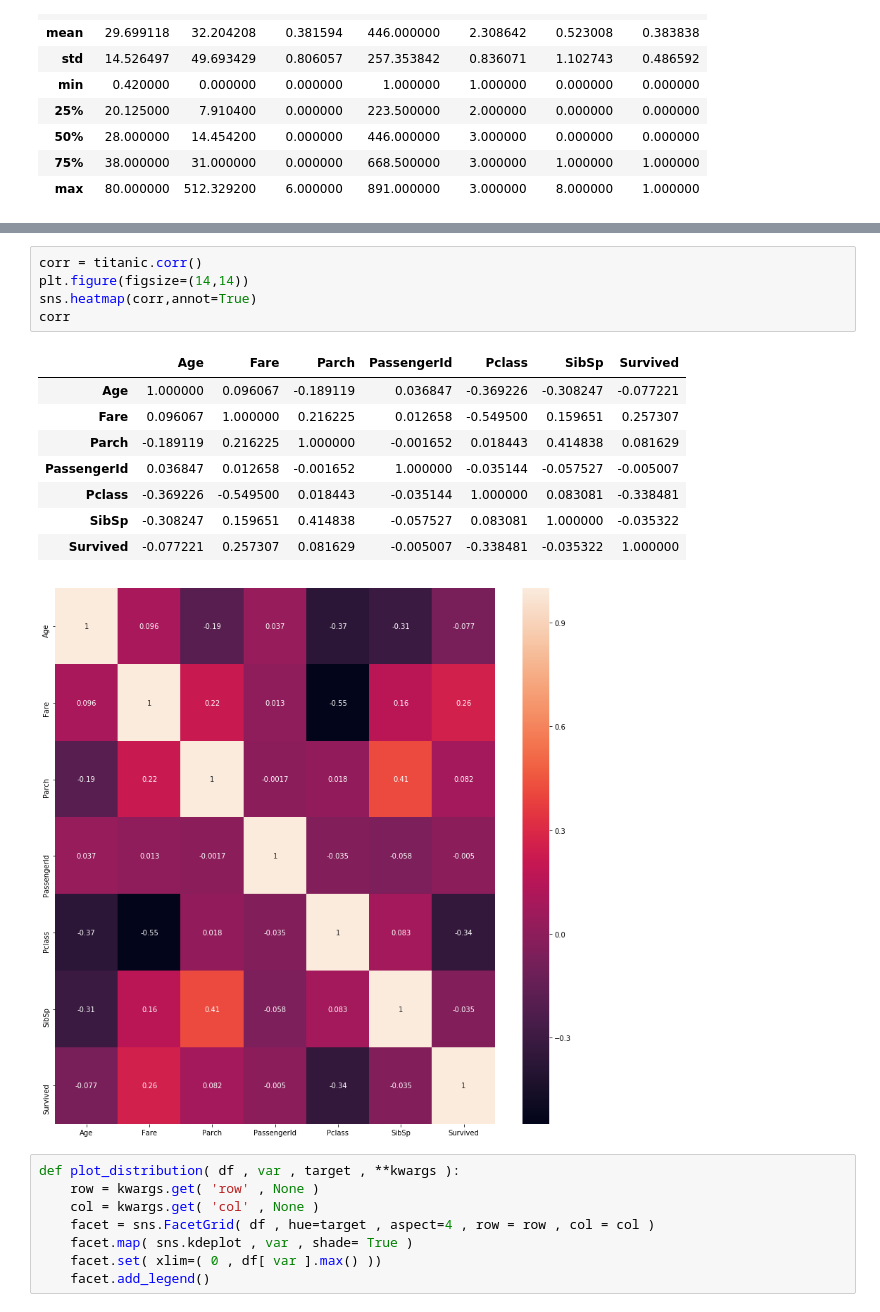
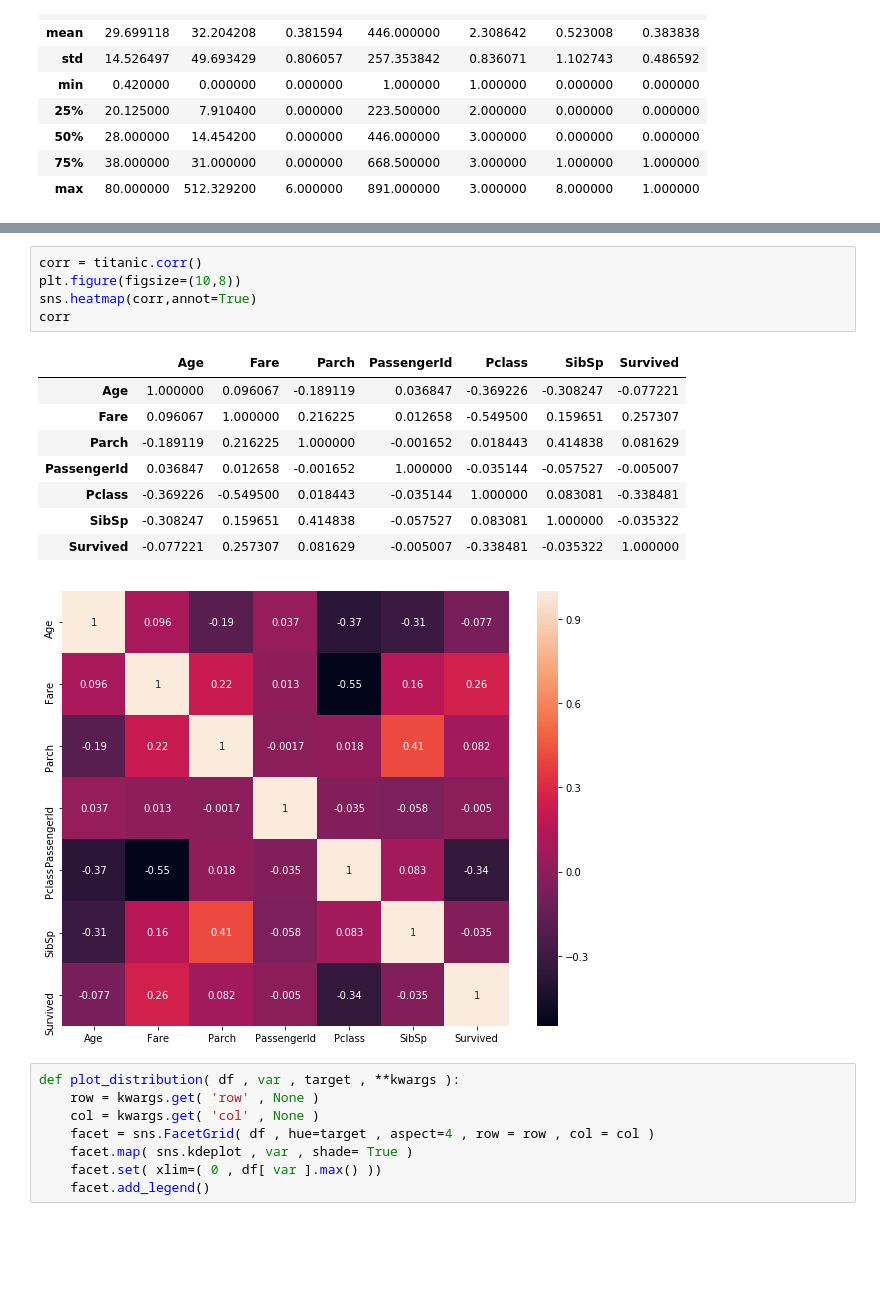
Before and after one commit to chenminjing1984/Kaggle, a Jupyter notebook: Titanic Disaster/Titanic Survival Prediction.ipynb, the cells around one changed output, grey strips where cells are left out. Drawn from its saved outputs; the diff is of its cells as text; blank space fills up the shorter version.

```diff
--- a/Titanic Disaster/Titanic Survival Prediction.ipynb
+++ b/Titanic Disaster/Titanic Survival Prediction.ipynb
@@ -47,18 +95,18 @@ titanic.describe()
 # %%
 corr = titanic.corr()
-plt.figure(figsize=(14,14))
+plt.figure(figsize=(10,8))
 sns.heatmap(corr,annot=True)
 corr
 # %% [output]
 |  | Age | Fare | Parch | PassengerId | Pclass | SibSp | Survived |
 | Age | 1.000000 | 0.096067 | -0.189119 | 0.036847 | -0.369226 | -0.308247 | -0.077221 |
 | Fare | 0.096067 | 1.000000 | 0.216225 | 0.012658 | -0.549500 | 0.159651 | 0.257307 |
 | Parch | -0.189119 | 0.216225 | 1.000000 | -0.001652 | 0.018443 | 0.414838 | 0.081629 |
 | PassengerId | 0.036847 | 0.012658 | -0.001652 | 1.000000 | -0.035144 | -0.057527 | -0.005007 |
 | Pclass | -0.369226 | -0.549500 | 0.018443 | -0.035144 | 1.000000 | 0.083081 | -0.338481 |
 | SibSp | -0.308247 | 0.159651 | 0.414838 | -0.057527 | 0.083081 | 1.000000 | -0.035322 |
 | Survived | -0.077221 | 0.257307 | 0.081629 | -0.005007 | -0.338481 | -0.035322 | 1.000000 |
-[figure, old version]
+[figure, new version]
 # %%
 def plot_distribution( df , var , target , **kwargs ):
     row = kwargs.get( 'row' , None )
```
Also changed, not shown: parts of 24 cells of this notebook, 1 other file.
